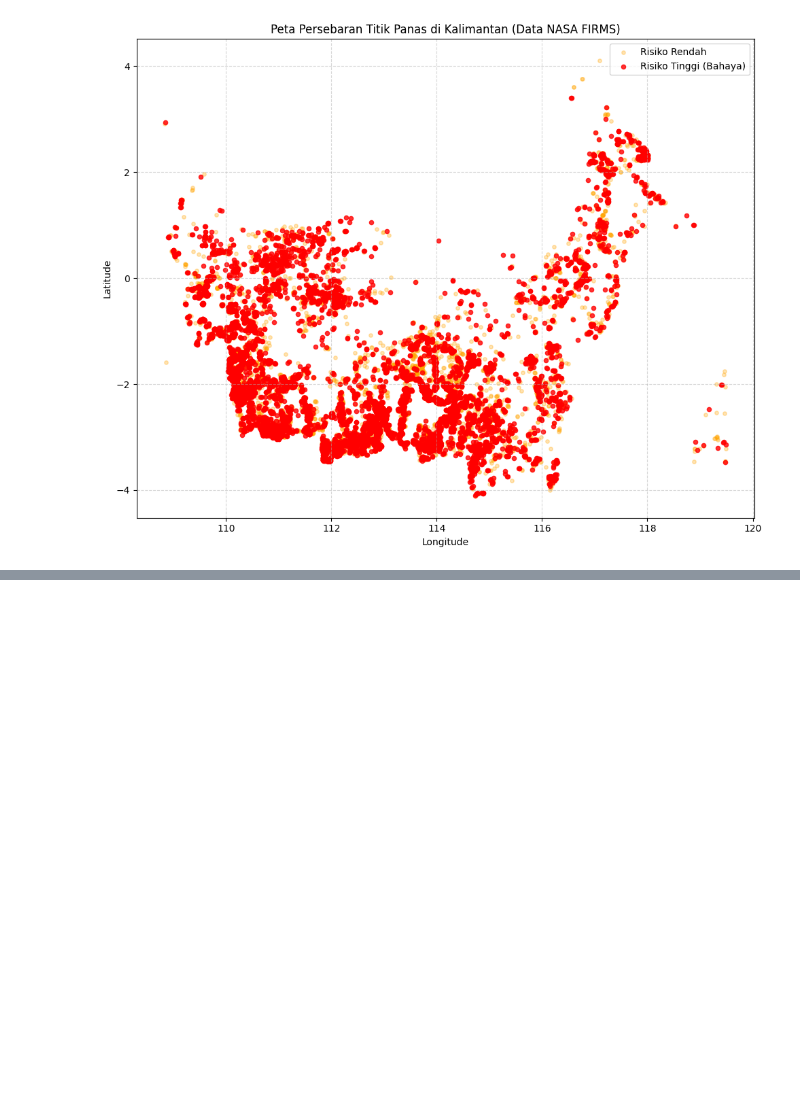
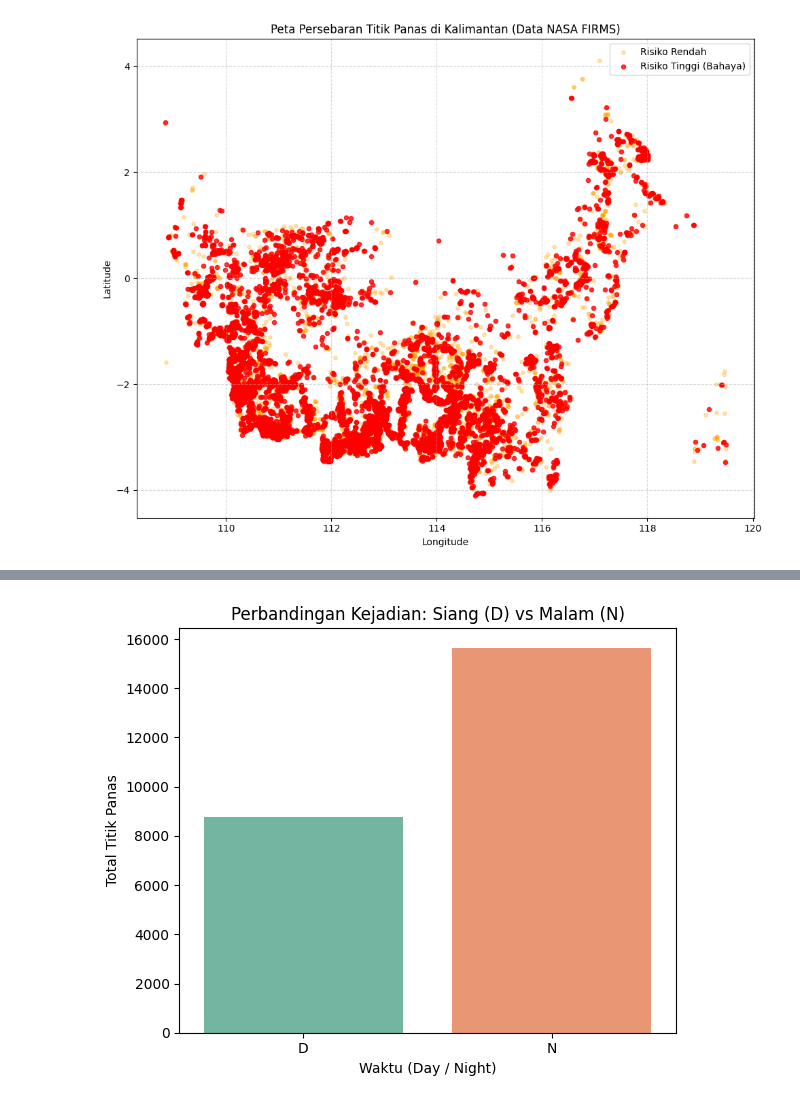
Before and after one commit to saturnsz/Karhutla-2026-machine-learning-, a Jupyter notebook: Karhutla.ipynb, the cells around one changed output, grey strips where cells are left out. Saved outputs shown, nothing was run; the diff lists cells and outputs as text; code cells hidden in the pictures; blank space fills up the shorter version.

```diff
--- a/Karhutla.ipynb
+++ b/Karhutla.ipynb
@@ -153,0 +203,11 @@ Memproses Peta...
+# %%
+# 3. Waktu Kejadian (Siang vs Malam)
+plt.figure(figsize=(6, 5))
+sns.countplot(data=df_kal, x='daynight', palette='Set2')
+plt.title('Perbandingan Kejadian: Siang (D) vs Malam (N)')
+plt.xlabel('Waktu (Day / Night)')
+plt.ylabel('Total Titik Panas')
+plt.tight_layout()
+plt.show()
+# %% [output]
+[figure, added]
```
Also changed, not shown: parts of 13 cells of this notebook.
